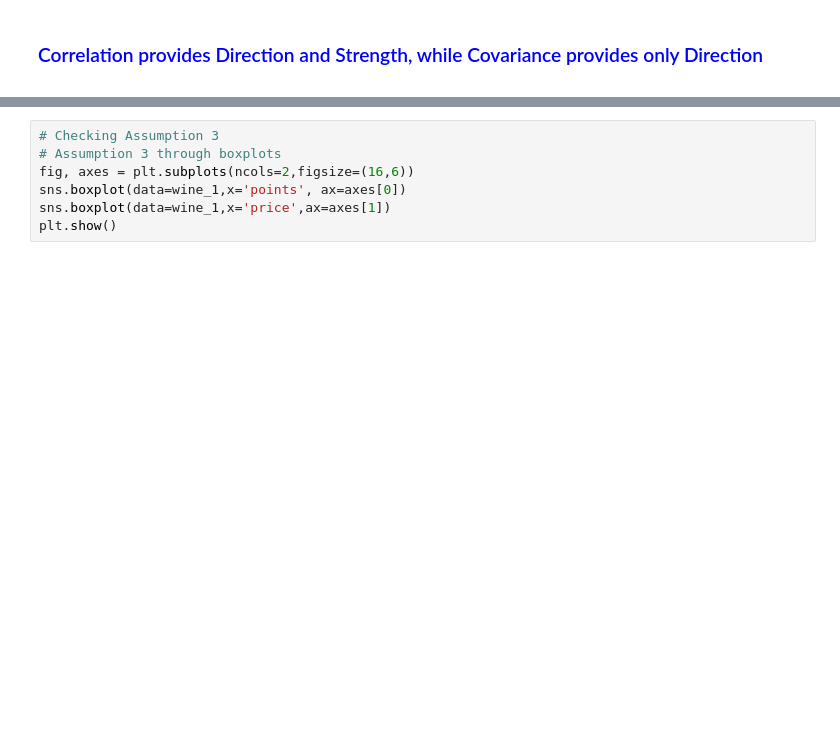
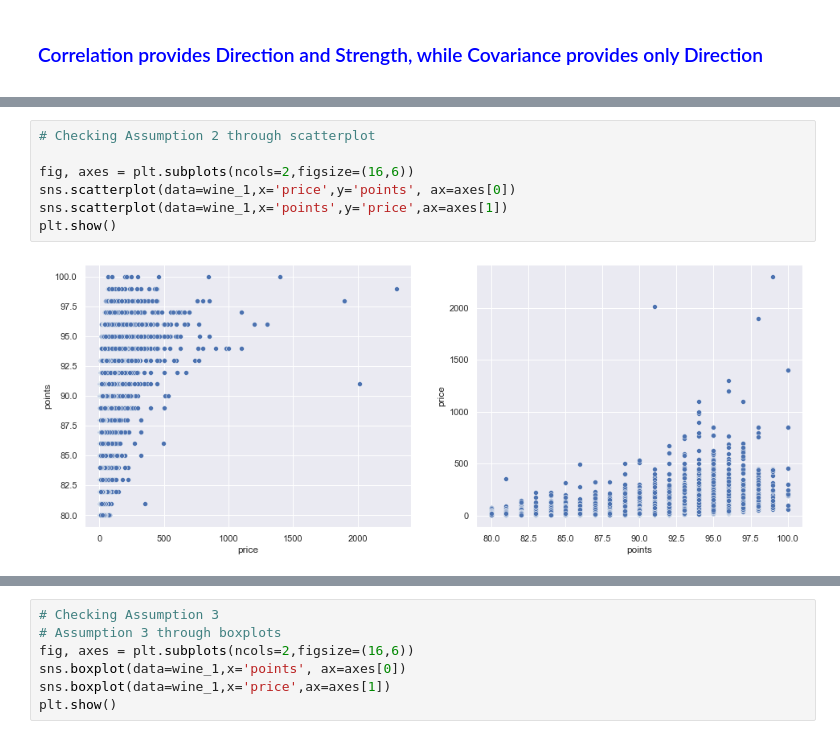
Before and after one commit to bthakr1/python_small_programs, a Jupyter notebook: python_small/Wine Data PreProcessing & Linear Regression.ipynb, the cells around one changed output, grey strips where cells are left out. Saved outputs shown, nothing was run; the diff lists cells and outputs as text; blank space fills up the shorter version.

```diff
--- a/python_small/Wine Data PreProcessing & Linear Regression.ipynb
+++ b/python_small/Wine Data PreProcessing & Linear Regression.ipynb
@@ -261 +271,10 @@ scipy.stats.skew(wine_1['points'])
+# %%
+# Checking Assumption 2 through scatterplot
+
+fig, axes = plt.subplots(ncols=2,figsize=(16,6))
+sns.scatterplot(data=wine_1,x='price',y='points', ax=axes[0])
+sns.scatterplot(data=wine_1,x='points',y='price',ax=axes[1])
+plt.show()
+# %% [output]
+[figure, added]
 # %%
```
Also changed, not shown: parts of 5 cells of this notebook.
